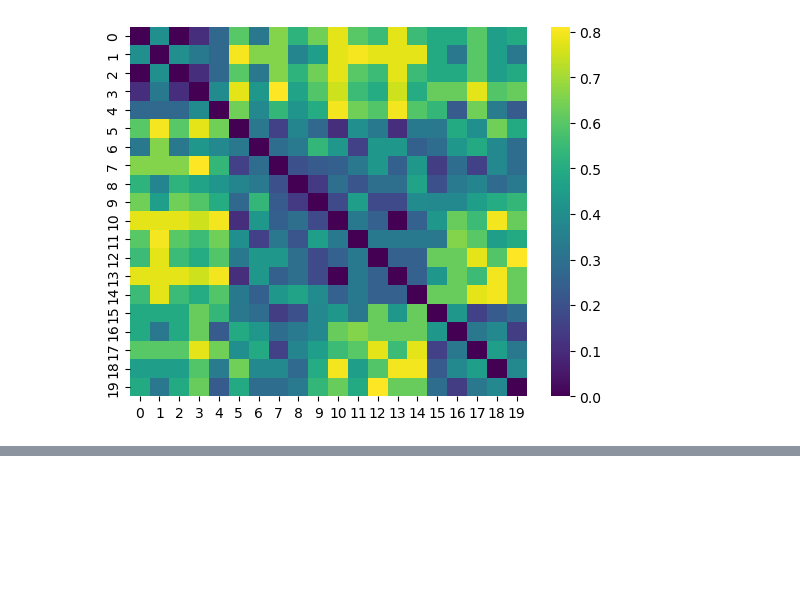
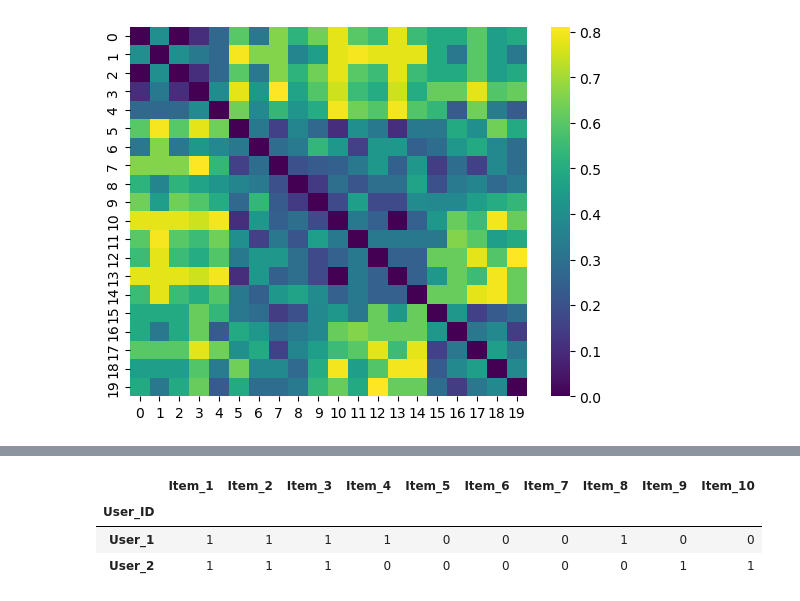
Before and after one commit to tgvp/Algoritmos-Recomendacao, a Jupyter notebook: src/rs-starter.ipynb, the cells around one changed output, grey strips where cells are left out. Drawn from its saved outputs; the diff is of its cells as text; code cells hidden in the pictures; blank space fills up the shorter version.

Commit message:
user based collaborative filtering

```diff
--- a/src/rs-starter.ipynb
+++ b/src/rs-starter.ipynb
@@ -438,0 +490,8 @@ plt.show()
+# %%
+df.set_index('User_ID', inplace=True)
+df.head(2)
+# %% [output]
+|  | Item_1 | Item_2 | Item_3 | Item_4 | Item_5 | Item_6 | Item_7 | Item_8 | Item_9 | Item_10 |
+| User_ID |  |  |  |  |  |  |  |  |  |  |
+| User_1 | 1 | 1 | 1 | 1 | 0 | 0 | 0 | 1 | 0 | 0 |
+| User_2 | 1 | 1 | 1 | 0 | 0 | 0 | 0 | 0 | 1 | 1 |
```
Also changed, not shown: parts of 11 cells of this notebook.
